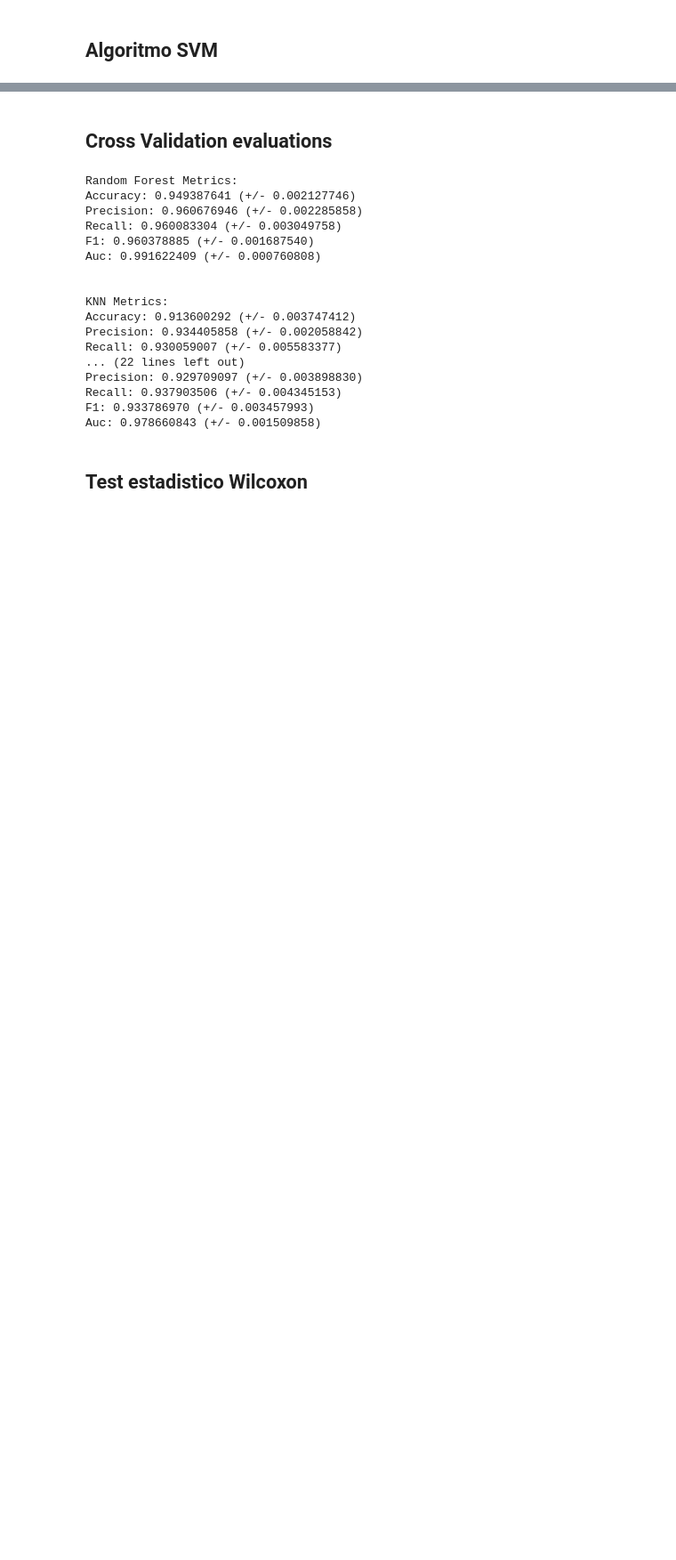
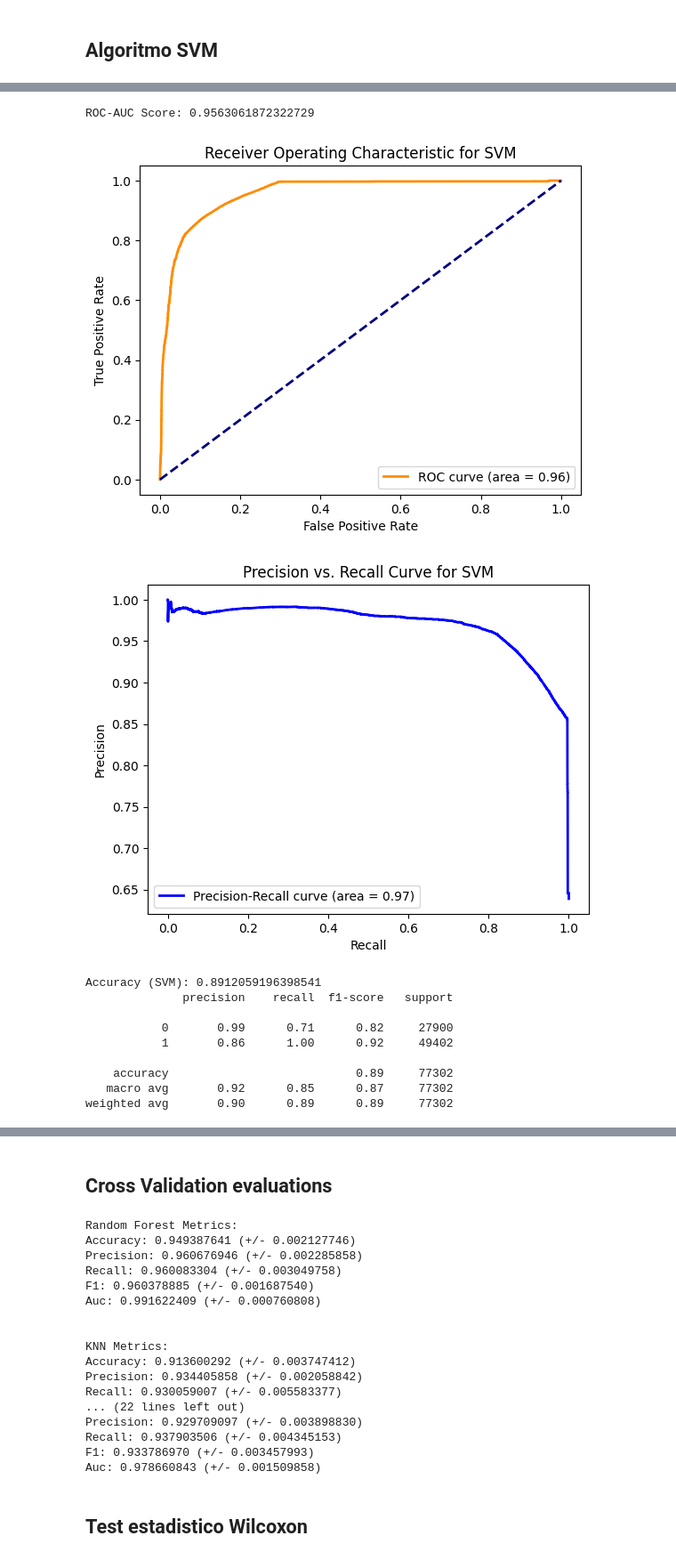
Before and after one commit to GaboLara998/ProyectoIntegrador, a Jupyter notebook: ProyectoIntregradorUSFQ.ipynb, the cells around one changed output, grey strips where cells are left out. Shown at 89% size. Drawn from its saved outputs; the diff is of its cells as text; code cells hidden in the pictures; blank space fills up the shorter version.

```diff
--- a/ProyectoIntregradorUSFQ.ipynb
+++ b/ProyectoIntregradorUSFQ.ipynb
@@ -666,0 +654,58 @@ weighted avg       0.48      0.37      0.24     77302
+# %%
+from sklearn.svm import SVC
+from sklearn.metrics import roc_auc_score, roc_curve, precision_recall_curve, auc, accuracy_score, classification_report
+import matplotlib.pyplot as plt
+
+# Crear el modelo SVM con un kernel RBF y habilitar probabilidades
+svm_model = SVC(kernel='rbf', C=1.0, gamma='auto', probability=True)
+
+# Entrenar el modelo con los datos de entrenamiento
+svm_model.fit(X_train, y_train)
+
+# Hacer predicciones en el conjunto de prueba
+y_pred_svm = svm_model.predict(X_test)
+
+# Obtener probabilidades de la clase positiva
+svm_probs = svm_model.predict_proba(X_test)[:, 1]
+
+# Calcular ROC-AUC
+roc_auc = roc_auc_score(y_test, svm_probs)
+print(f"ROC-AUC Score: {roc_auc}")
+
+fpr, tpr, thresholds = roc_curve(y_test, svm_probs)
+plt.figure()
+plt.plot(fpr, tpr, color='darkorange', lw=2, label=f'ROC curve (area = {roc_auc:.2f})')
+plt.plot([0, 1], [0, 1], color='navy', lw=2, linestyle='--')
+plt.xlabel('False Positive Rate')
+plt.ylabel('True Positive Rate')
+plt.title('Receiver Operating Characteristic for SVM')
+plt.legend(loc="lower right")
+plt.show()
+
+
+precision, recall, thresholds_pr = precision_recall_curve(y_test, svm_probs)
+pr_auc = auc(recall, precision)
+plt.figure()
+plt.plot(recall, precision, color='blue', lw=2, label=f'Precision-Recall curve (area = {pr_auc:.2f})')
+plt.xlabel('Recall')
+plt.ylabel('Precision')
+plt.title('Precision vs. Recall Curve for SVM')
+plt.legend(loc="lower left")
+plt.show()
+
+print("Accuracy (SVM):", accuracy_score(y_test, y_pred_svm))
+print(classification_report(y_test, y_pred_svm))
+plot_confusion_matrix(y_test, y_pred_svm, "SVM Confusion Matrix")
+# %% [output]
+ROC-AUC Score: 0.9563061872322729
+[figure, added]
+[figure, added]
+Accuracy (SVM): 0.8912059196398541
+              precision    recall  f1-score   support
+
+           0       0.99      0.71      0.82     27900
+           1       0.86      1.00      0.92     49402
+
+    accuracy                           0.89     77302
+   macro avg       0.92      0.85      0.87     77302
+weighted avg       0.90      0.89      0.89     77302
```
Also changed, not shown: parts of 17 cells of this notebook, 2 other files.
